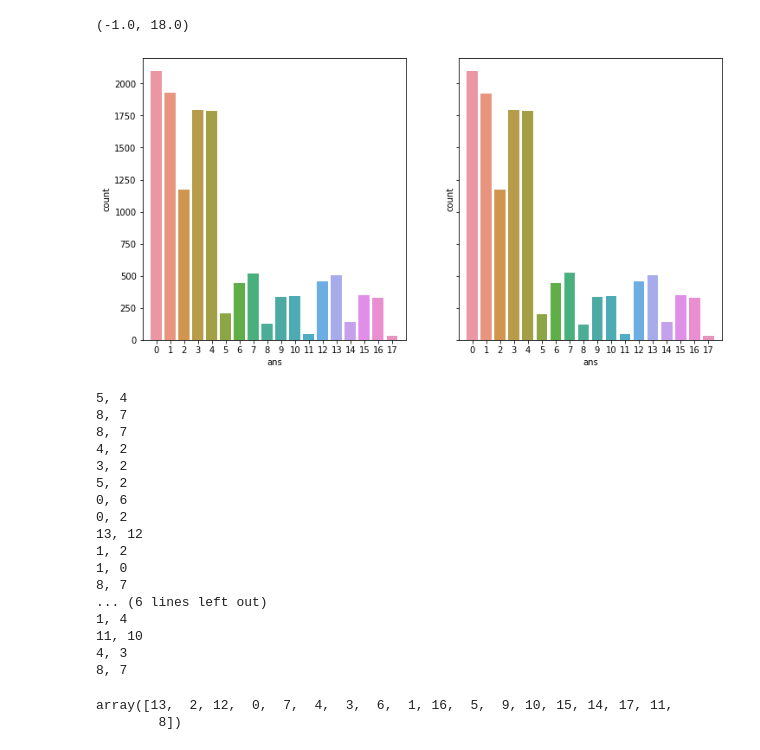
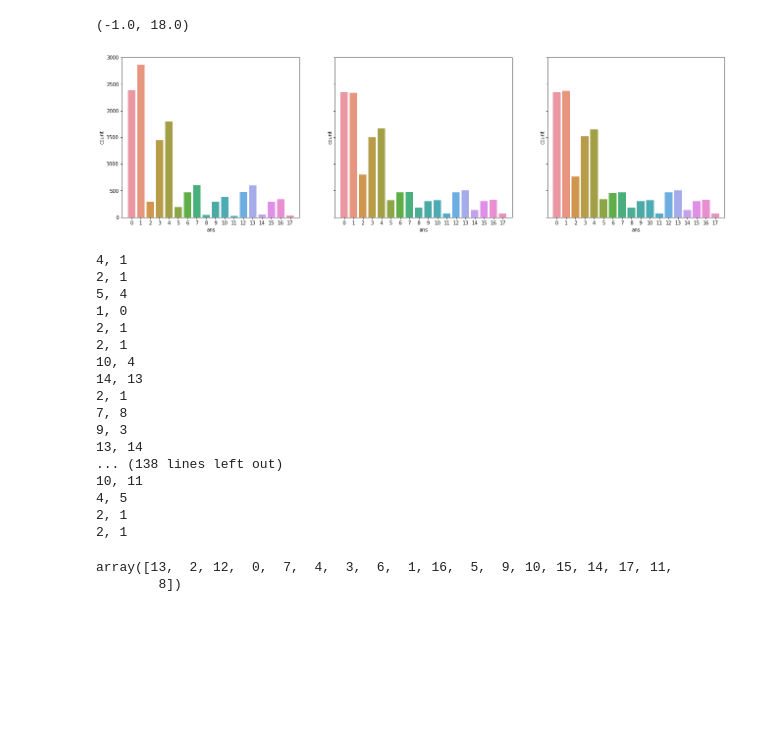
Before and after one commit to boostcampaitech2/image-classification-level1-25, a Jupyter notebook: module/result_viz.ipynb, the cells around one changed output. Cells and saved outputs as stored; diff of their text form; code cells hidden in the pictures; blank space fills up the shorter version.

```diff
--- a/module/result_viz.ipynb
+++ b/module/result_viz.ipynb
@@ -9,44 +9,47 @@ import seaborn as sns
 # base_csv_path = '/opt/ml/image-classification-level1-25/save/basic_resnet/20210826_173324_result.csv' #resnet 기본 40epoch 66%, 0.585 정도 나옴
 # base_csv_path = '/opt/ml/image-classification-level1-25/save/last_single/20210826_231731_result.csv' # simple albu + resnet 21+3epoch 75.75% 0.675
 # base_csv_path = '/opt/ml/image-classification-level1-25/save/last_single/20210827_003712_result.csv' # simple albu + resnet 21+3epoch + centercrop 77.5% 0.695
-base_csv_path = '/opt/ml/image-classification-level1-25/save/albu resnet/20210827_101341_result.csv' # random albu + resnet 40epoch + centercrop 77.1% 0.707
-cur_csv_path = '/opt/ml/image-classification-level1-25/save/basic_resnet/20210826_173324_result.csv'
+bj_csv_path = '/opt/ml/image-classification-level1-25/save/final/real_final/output_origin.csv' # random albu + resnet 40epoch + centercrop 77.1% 0.707
+cur_csv_path = '/opt/ml/image-classification-level1-25/save/final/real_final_2/output_best.csv'
+cur2_csv_path = '/opt/ml/image-classification-level1-25/save/final/real_final_2/output.csv'
 # %%
-base_csv_path = '/opt/ml/image-classification-level1-25/save/20epoch_0.1978loss_teameval_0.7814/output.csv'
-base_csv_path = '/opt/ml/image-classification-level1-25/save/20epoch_0.1978loss_teameval_0.7814/TTA_output.csv'
-cur_csv_path = '/opt/ml/image-classification-level1-25/save/20epoch_0.1978loss_teameval_0.7814/sTTA_output.csv'
+# base_csv_path = '/opt/ml/image-classification-level1-25/save/20epoch_0.1978loss_teameval_0.7814/output.csv'
+# base_csv_path = '/opt/ml/image-classification-level1-25/save/20epoch_0.1978loss_teameval_0.7814/TTA_output.csv'
+# cur_csv_path = '/opt/ml/image-classification-level1-25/save/20epoch_0.1978loss_teameval_0.7814/sTTA_output.csv'
 # %%
-base_df = pd.read_csv(base_csv_path)
+base_df = pd.read_csv(bj_csv_path)
 cur_df = pd.read_csv(cur_csv_path)
-
-fig, axes = plt.subplots(1, 2, sharex=True, sharey=True, figsize=(12, 6))
+cur2_df = pd.read_csv(cur2_csv_path)
+#
+fig, axes = plt.subplots(1, 3, sharex=True, sharey=True, figsize=(22, 6))
 sns.countplot(x='ans', data=base_df, ax=axes[0]).set_xlim(-1,18)
 sns.countplot(x='ans', data=cur_df, ax=axes[1]).set_xlim(-1,18)
+sns.countplot(x='ans', data=cur2_df, ax=axes[2]).set_xlim(-1,18)
 # %% [output]
 (-1.0, 18.0)
-[figure, old version]
+[figure, new version]
 # %%
 for idx, (basic, TTA) in enumerate(zip(base_df['ans'], cur_df['ans'])):
     if basic != TTA:
         print(f'{basic}, {TTA}')
 # %% [output]
+4, 1
+2, 1
 5, 4
-8, 7
-8, 7
-4, 2
-3, 2
-5, 2
-0, 6
-0, 2
-13, 12
-1, 2
 1, 0
-8, 7
-... (6 lines left out)
-1, 4
-11, 10
-4, 3
-8, 7
+2, 1
+2, 1
+10, 4
+14, 13
+2, 1
+7, 8
+9, 3
+13, 14
+... (138 lines left out)
+10, 11
+4, 5
+2, 1
+2, 1
 # %%
 # base_df = base_df.append({'ImageID':'a', 'ans' : 100},  ignore_index=True)
 base_df['ans'].unique()
```
Also changed, not shown: 4 other files.
